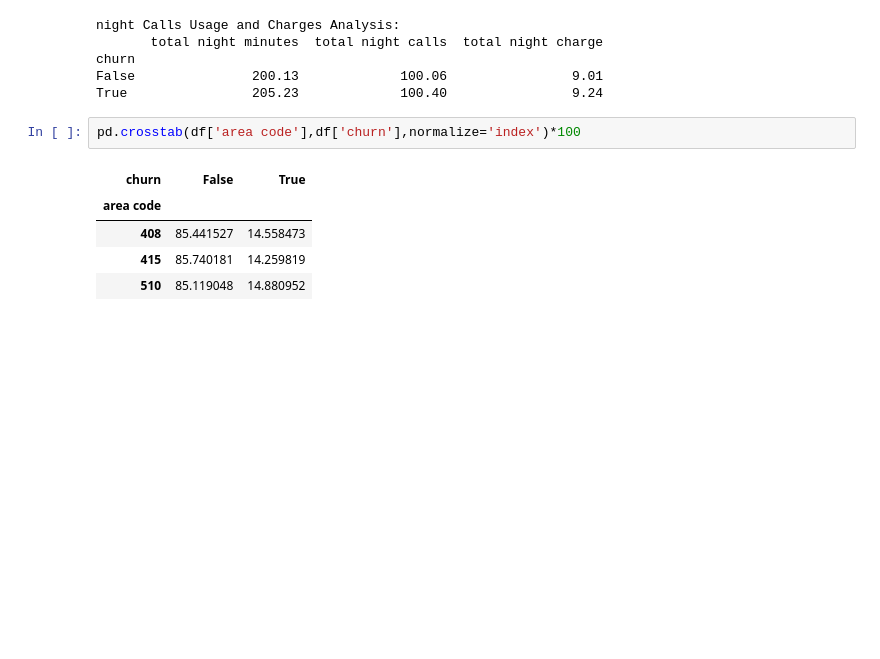
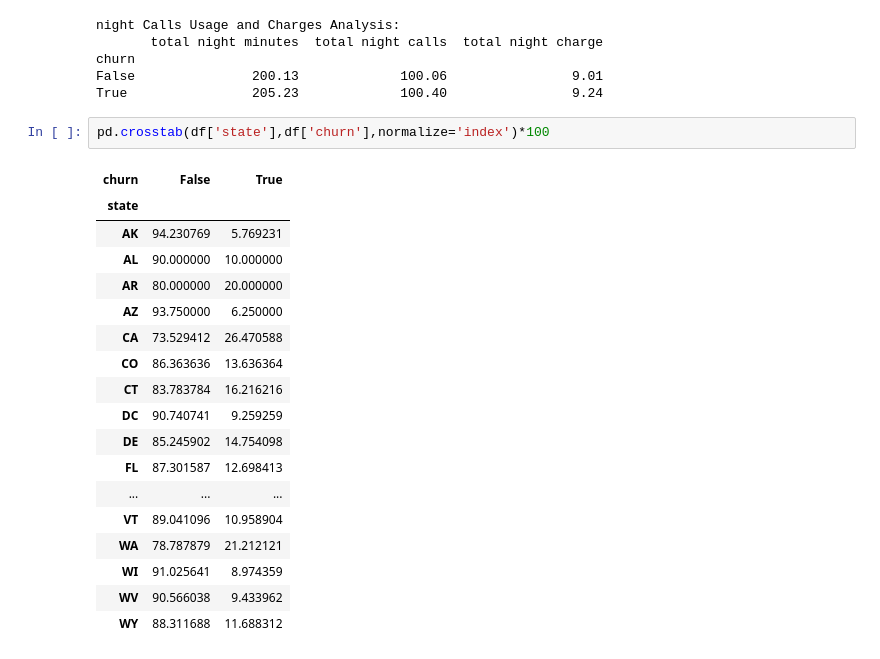
Before and after one commit to salooKhogali/Telco-Churn-Prediction-Project, a Jupyter notebook: Data-Analytics/churn_eda_ansalysis.ipynb, the cells around one changed output. Saved outputs shown, nothing was run; the diff lists cells and outputs as text; blank space fills up the shorter version.

```diff
--- a/Data-Analytics/churn_eda_ansalysis.ipynb
+++ b/Data-Analytics/churn_eda_ansalysis.ipynb
@@ -232,13 +232,26 @@ churn
 False               200.13             100.06                9.01
 True                205.23             100.40                9.24
 # %%
-pd.crosstab(df['area code'],df['churn'],normalize='index')*100
+pd.crosstab(df['state'],df['churn'],normalize='index')*100
 # %% [output]
 | churn | False | True |
-| area code |  |  |
-| 408 | 85.441527 | 14.558473 |
-| 415 | 85.740181 | 14.259819 |
-| 510 | 85.119048 | 14.880952 |
+| state |  |  |
+| AK | 94.230769 | 5.769231 |
+| AL | 90.000000 | 10.000000 |
+| AR | 80.000000 | 20.000000 |
+| AZ | 93.750000 | 6.250000 |
+| CA | 73.529412 | 26.470588 |
+| CO | 86.363636 | 13.636364 |
+| CT | 83.783784 | 16.216216 |
+| DC | 90.740741 | 9.259259 |
+| DE | 85.245902 | 14.754098 |
+| FL | 87.301587 | 12.698413 |
+| ... | ... | ... |
+| VT | 89.041096 | 10.958904 |
+| WA | 78.787879 | 21.212121 |
+| WI | 91.025641 | 8.974359 |
+| WV | 90.566038 | 9.433962 |
+| WY | 88.311688 | 11.688312 |
 # %%
 
 
```
Also changed, not shown: parts of 11 cells of this notebook, 2 other files.
